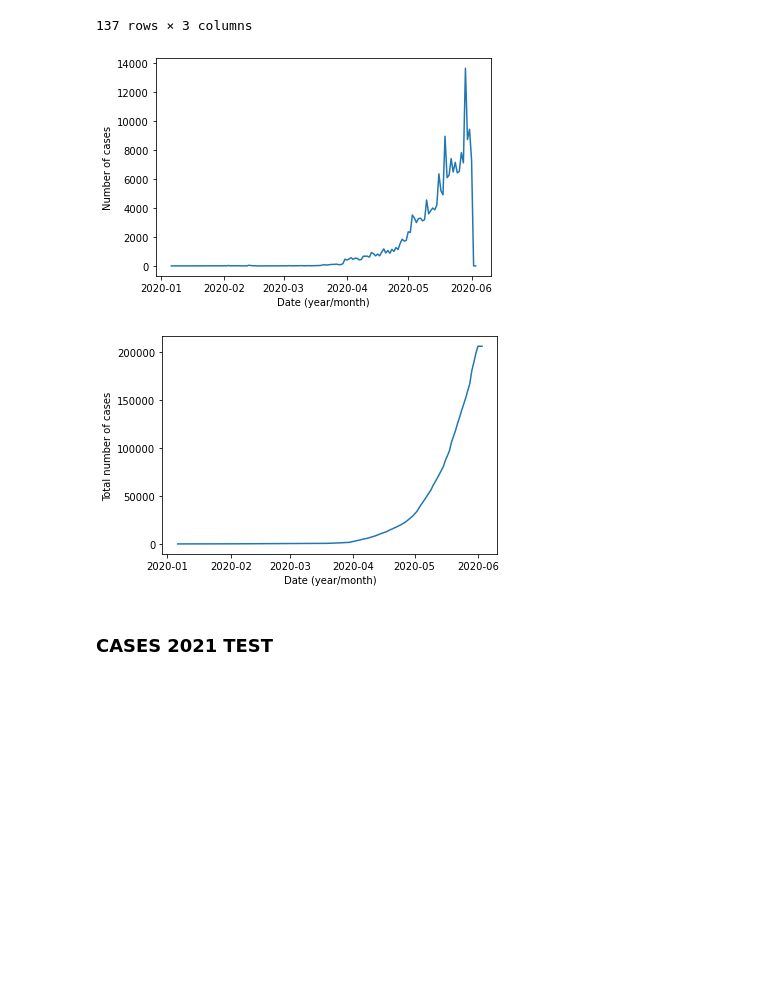
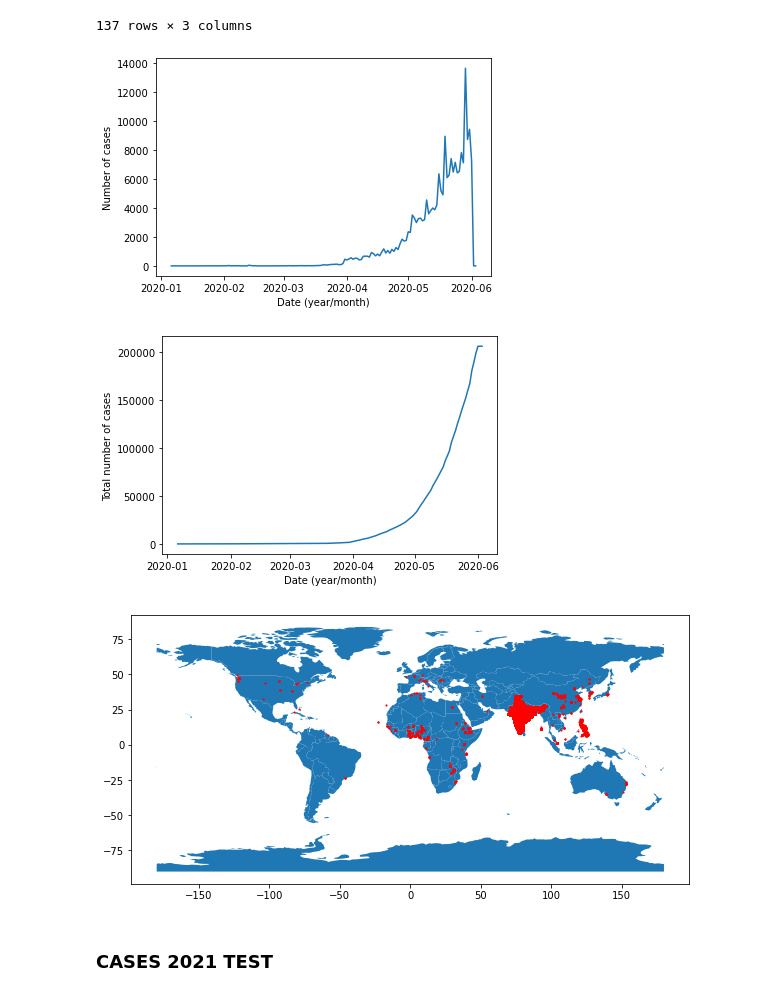
Before and after one commit to HarryPreet/data-mining-459, a Jupyter notebook: milestone1/code/src/eda.ipynb, the cells around one changed output. Saved outputs shown, nothing was run; the diff lists cells and outputs as text; code cells hidden in the pictures; blank space fills up the shorter version.

Commit message:
map plots added

```diff
--- a/milestone1/code/src/eda.ipynb
+++ b/milestone1/code/src/eda.ipynb
@@ -94,16 +97,21 @@ by_day
 # %%
 plt.plot(by_day['date'],by_day['counts'])
 plt.xlabel('Date (year/month)')
 plt.ylabel('Number of cases')
 plt.savefig('../plots/fig1.png')
 plt.show()
 plt.plot(by_day['date'],by_day['totals'])
 plt.xlabel('Date (year/month)')
 plt.ylabel('Total number of cases')
 plt.savefig('../plots/fig2.png')
+geometry = [Point(xy) for xy in zip(cases_train['longitude'], cases_train['latitude'])]
+gdf = GeoDataFrame(cases_train, geometry=geometry)
+world = gpd.read_file(gpd.datasets.get_path('naturalearth_lowres'))
+gdf.plot(ax=world.plot(figsize=(10, 6)), marker='.', color='red', markersize=5);
 # %% [output]
 [figure]
 [figure]
+[figure, added]
 # %% [markdown]
 ### CASES 2021 TEST
 # %%
```
Also changed, not shown: parts of 5 cells of this notebook, 3 other files.
